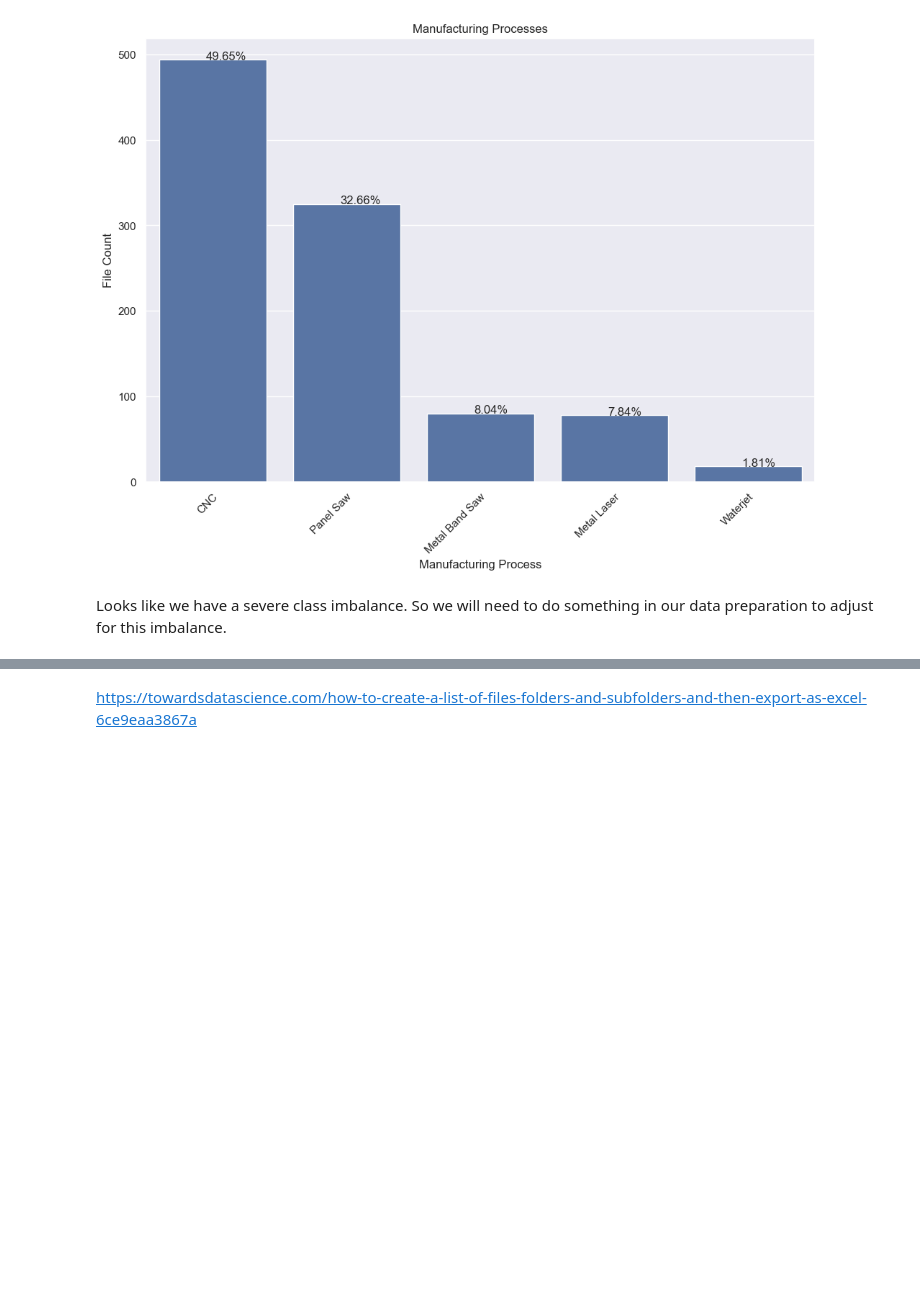
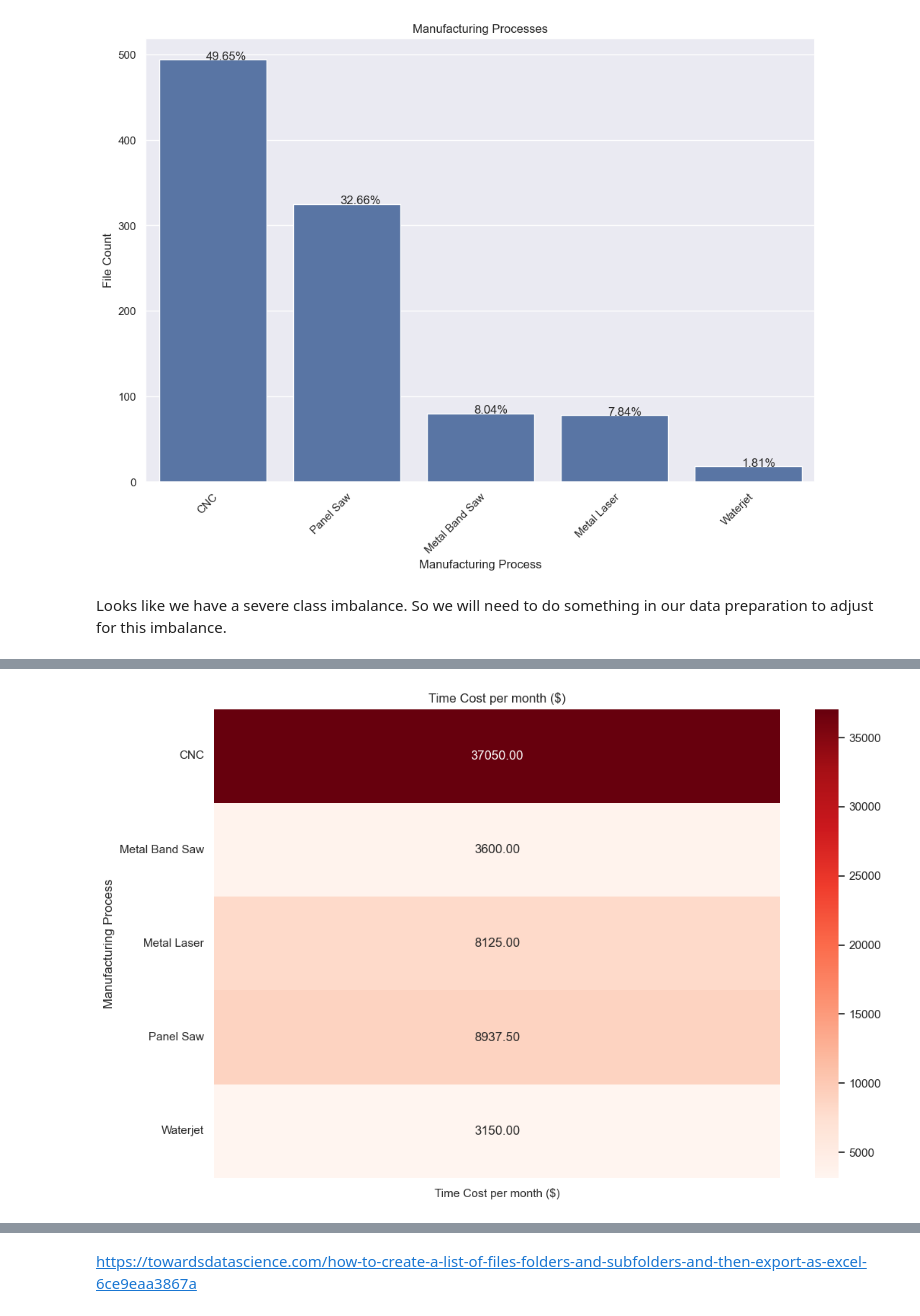
Before and after one commit to tfuger10/Part-processing, a Jupyter notebook: Notebook.ipynb, the cells around one changed output, grey strips where cells are left out. Cells and saved outputs as stored; diff of their text form; code cells hidden in the pictures; blank space fills up the shorter version.

```diff
--- a/Notebook.ipynb
+++ b/Notebook.ipynb
@@ -178,0 +204,10 @@ Looks like we have a severe class imbalance. So we will need to do something in
+# %%
+Cost_Time = {'Manufacturing Process': ['CNC', 'Metal Band Saw', 'Metal Laser', 'Panel Saw', 'Waterjet'],
+    'Estimated Cut Time per Item (minutes)': [30, 30, 25, 15, 60],
+    'Machining Cost per Hour ($)': [150, 90, 250, 110, 175]}
+Cost_Time_df = pd.DataFrame(Cost_Time).set_index('Manufacturing Process')
+Cost_Time_df['Estimated Cut Time per Item (hours)'] = Cost_Time_df['Estimated Cut Time per Item (minutes)']/60
+Cost_Time_df['Average Machine Time Cost per item ($)'] = Cost_Time_df['Estimated Cut Time per Item (hours)'] * Cost_Time_df['Machining Cost per Hour ($)']
+Cost_Time_df['Total Items'] = Manu_type
+Cost_Time_df['Time Cost per month ($)'] = Cost_Time_df['Total Items'] * Cost_Time_df['Average Machine Time Cost per item ($)']
+Cost_Time_df
@@ -178,0 +271,10 @@ Looks like we have a severe class imbalance. So we will need to do something in
+# %%
+ax = sns.heatmap(Cost_Time_df['Time Cost per month ($)'].to_frame(),
+           annot=True,
+           cmap='Reds',
+           fmt='.2f'
+           )
+plt.yticks(rotation=0)
+plt.title("Time Cost per month ($)");
+# %% [output]
+[figure, added]
```
Also changed, not shown: parts of 52 cells of this notebook.
